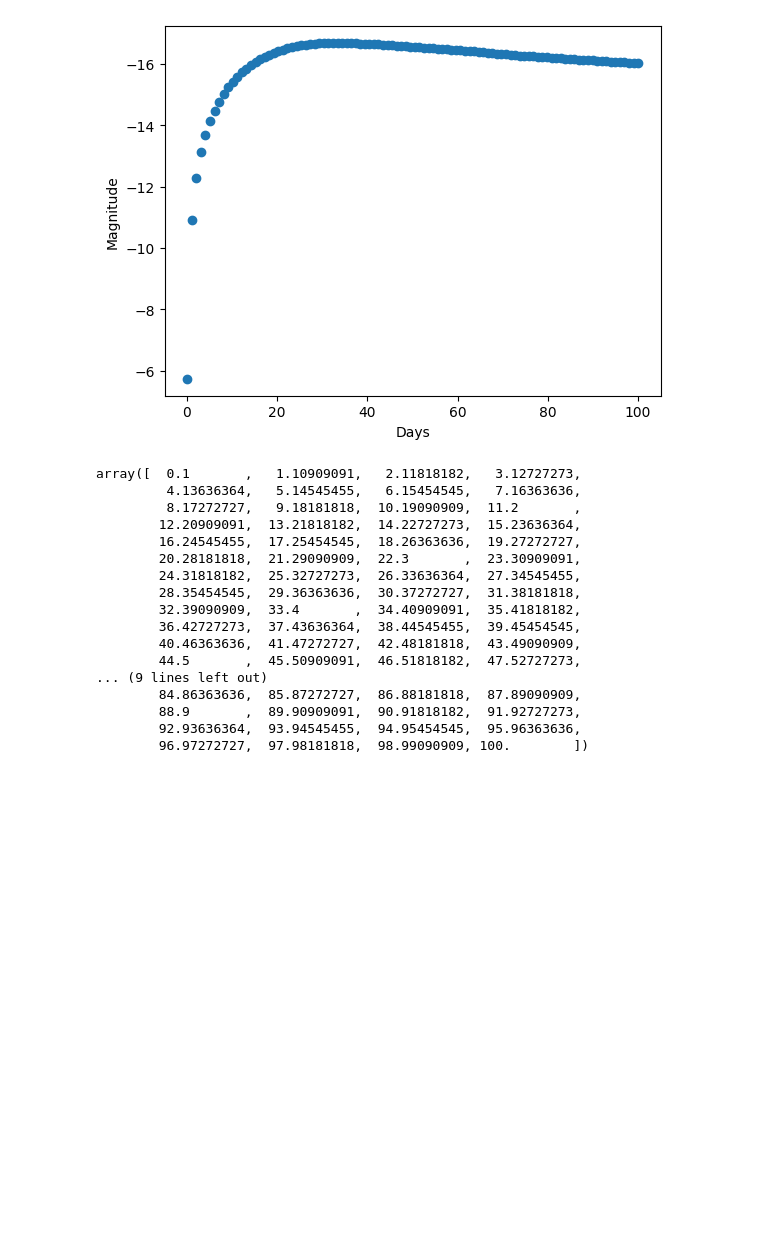
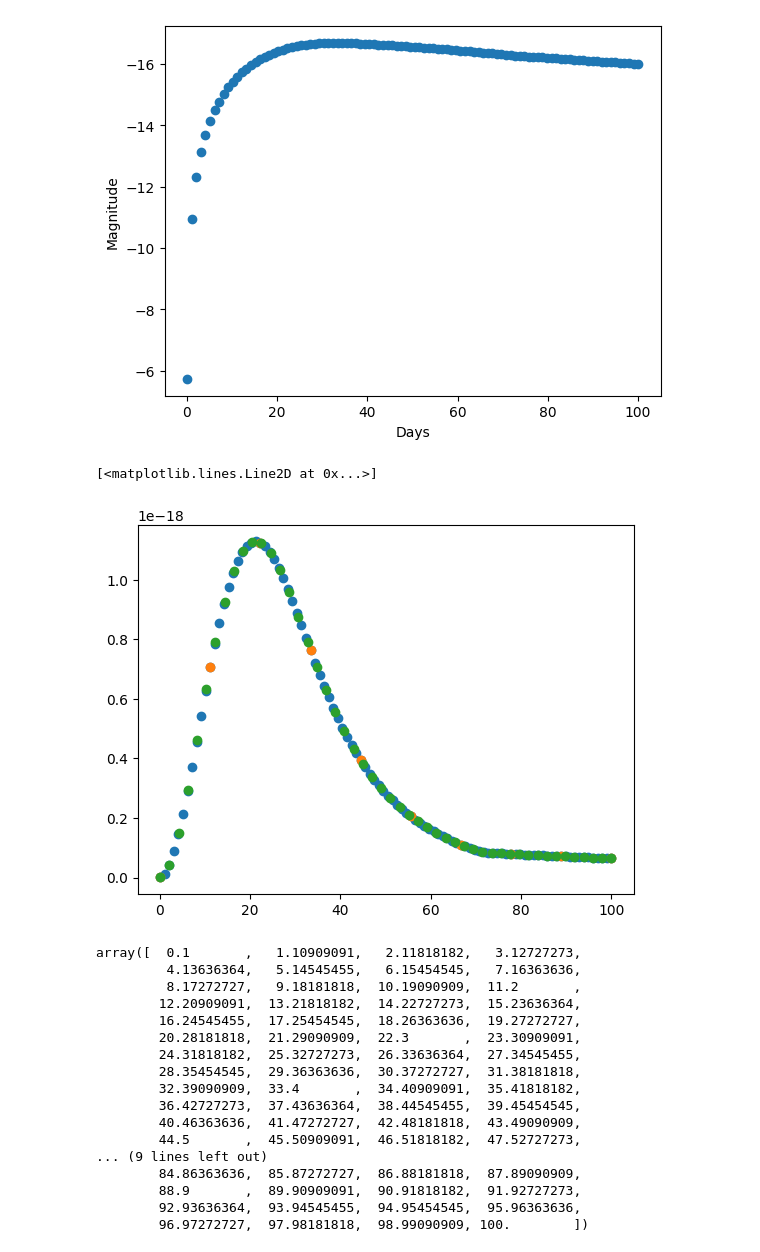
Before and after one commit to asmuzsoy/beams_ext, a Jupyter notebook: SNCosmo_test_updated.ipynb, the cells around one changed output. Cells and saved outputs as stored; diff of their text form; code cells hidden in the pictures; blank space fills up the shorter version.

```diff
--- a/SNCosmo_test_updated.ipynb
+++ b/SNCosmo_test_updated.ipynb
@@ -55,6 +56,7 @@ class ArnettSource(sncosmo.Source):
     param_names_latex = ['M_{ej}', 'f_{Ni}', 'v_{ej}']   # used in plotting display
 
     def __init__(self, phase, wave, params=None, name=None, version=None):
+
         self.name = name
         self.version = version
         self._phase = phase
@@ -115,7 +117,8 @@ class ArnettSource(sncosmo.Source):
         texp = 0.000 * u.day
         # Diffusion timescale in days
         td = np.sqrt(2 * opac * mej / (13.7 * c.c * vej)).to(u.day)  # convert seconds to days
-        t_to_integrate = np.hstack((np.array(0.), t))
+        # t_to_integrate = np.hstack((np.array(0.), t))
+        t_to_integrate = np.linspace(0, np.max(t), 1000)
 
 
         # td = np.sqrt(2 * opac * mej / (13.7 * C_CGS * vej)) / 86400  # convert seconds to days
@@ -123,11 +126,18 @@ class ArnettSource(sncosmo.Source):
         integrand2 = (t_to_integrate / td) * np.exp(t_to_integrate**2 / td**2 - t_to_integrate / tco)
 
         # Luminosity calculation
-        luminosities = 2 * mni / (td) * np.exp(-t_to_integrate**2 / td**2) * \
+        dense_luminosities = 2 * mni / (td) * np.exp(-t_to_integrate**2 / td**2) * \
               (((epni - epco) * cumtrapz(integrand1, t_to_integrate, initial=0) +
                epco * cumtrapz(integrand2, t_to_integrate, initial=0)))*u.day # these should be erg/s
 
-        luminosities = luminosities[1:]
+        # luminosities = dense_luminosities[1:]
+        spline = CubicSpline(t_to_integrate, dense_luminosities)
+        luminosities = spline(t) * u.erg / u.s
+        # plt.plot(t, luminosities, 'o')
+        # print(luminosities.unit)
+        # print(dense_luminosities.unit)
+        # # plt.plot(t_to_integrate, dense_luminosities, 'o')
+
 
         #Do BB calculation
         radius = (vej * ((t - texp) * ((t-texp)>=0))).to(u.cm)
@@ -153,6 +163,8 @@ class ArnettSource(sncosmo.Source):
 
 
     def _flux(self, phase, wave):
+        # self._phase = phase
+        # self._wave = wave
         return self._gen_arnett_model(phase, wave, self._parameters)
 # %%
 times = np.linspace(0.1,100,100) # days
@@ -243,3 +275,10 @@ plt.gca().invert_yaxis()
+# %%
+plt.plot(times1, fluxes1[:,3], 'o')
+plt.plot(times2, fluxes2[:,3], 'o')
+plt.plot(times3, fluxes3[:,3], 'o')
+# %% [output]
+[<matplotlib.lines.Line2D at 0x...>]
+[figure, added]
 # %%
 # This is sample data from SNCosmo... right now I'm only using it to get the band names
 data = sncosmo.load_example_data()
```
Also changed, not shown: parts of 21 cells of this notebook.
